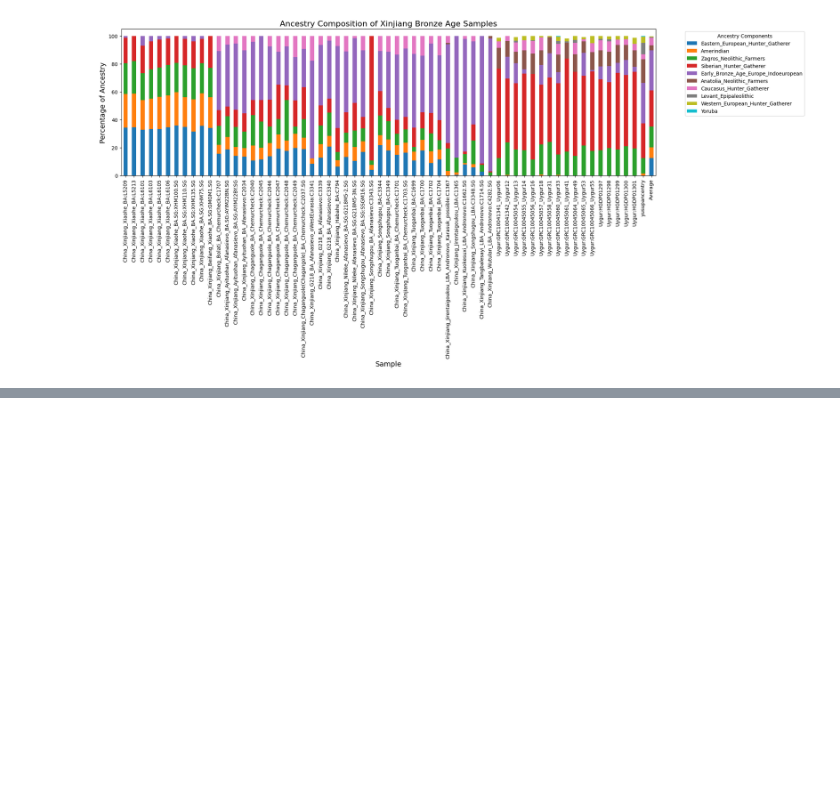
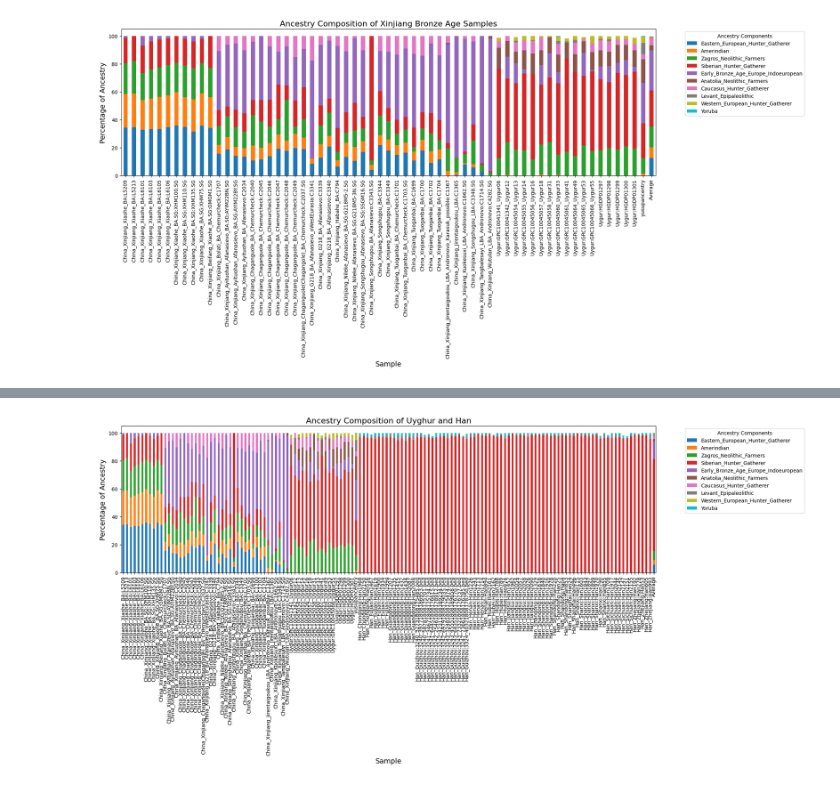
Before and after one commit to Yusuprozimemet/GPS_Ancestry_Migration_Map, a Jupyter notebook: genetic_admixture_Uyghur.ipynb, the cells around one changed output, grey strips where cells are left out. Cells and saved outputs as stored; diff of their text form; code cells hidden in the pictures; blank space fills up the shorter version.

```diff
--- a/genetic_admixture_Uyghur.ipynb
+++ b/genetic_admixture_Uyghur.ipynb
@@ -319,0 +480,37 @@ plt.show()
+# %%
+import pandas as pd
+import matplotlib.pyplot as plt
+
+# Example data (replace with actual CSV file)
+data = pd.read_csv('output.csv')
+
+# Define the columns for ancestry components
+ancestry_components = [
+    'Eastern_European_Hunter_Gatherer', 'Amerindian', 'Zagros_Neolithic_Farmers',
+    'Siberian_Hunter_Gatherer', 'Early_Bronze_Age_Europe_Indoeuropean',
+    'Anatolia_Neolithic_Farmers', 'Caucasus_Hunter_Gatherer', 'Levant_Epipaleolithic',
+    'Western_European_Hunter_Gatherer', 'Yoruba'
+]
+
+# Create a figure and axis objects
+fig, ax = plt.subplots(figsize=(20, 10))
+
+# Plot data as a stacked bar chart using Target names for x-axis
+data.set_index('Target')[ancestry_components].plot(kind='bar', stacked=True, ax=ax, legend=True)
+
+# Customize the plot
+ax.set_title('Ancestry Composition of Uyghur and Han', fontsize=16)
+ax.set_xlabel('Sample', fontsize=14)
+ax.set_ylabel('Percentage of Ancestry', fontsize=14)
+ax.legend(title='Ancestry Components', bbox_to_anchor=(1.05, 1), loc='upper left', fontsize=10)
+
+# Rotate x-axis labels for better readability
+plt.xticks(rotation=90)
+
+# Adjust layout to prevent cutting off labels
+plt.tight_layout()
+
+# Display the plot
+plt.show()
+# %% [output]
+[figure, added]
```
Also changed, not shown: parts of 9 cells of this notebook.
